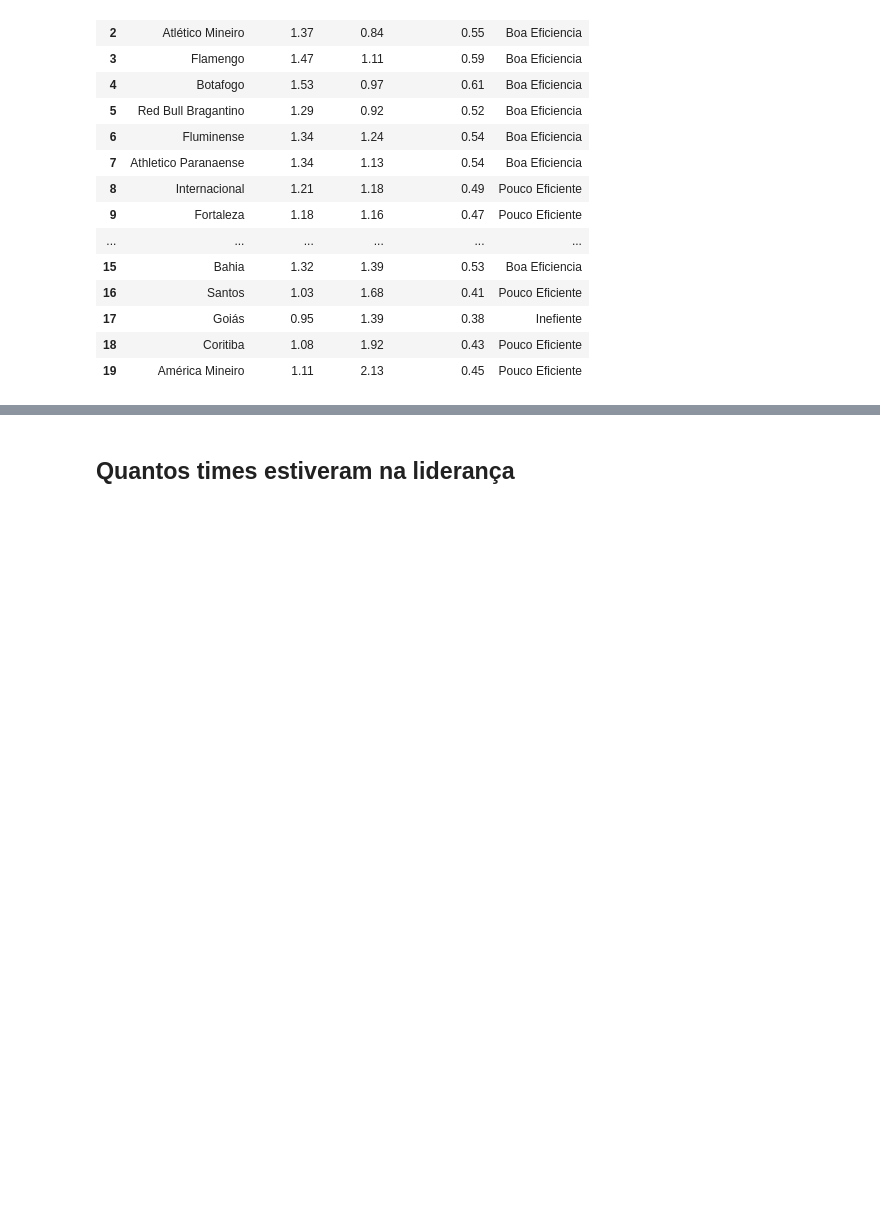
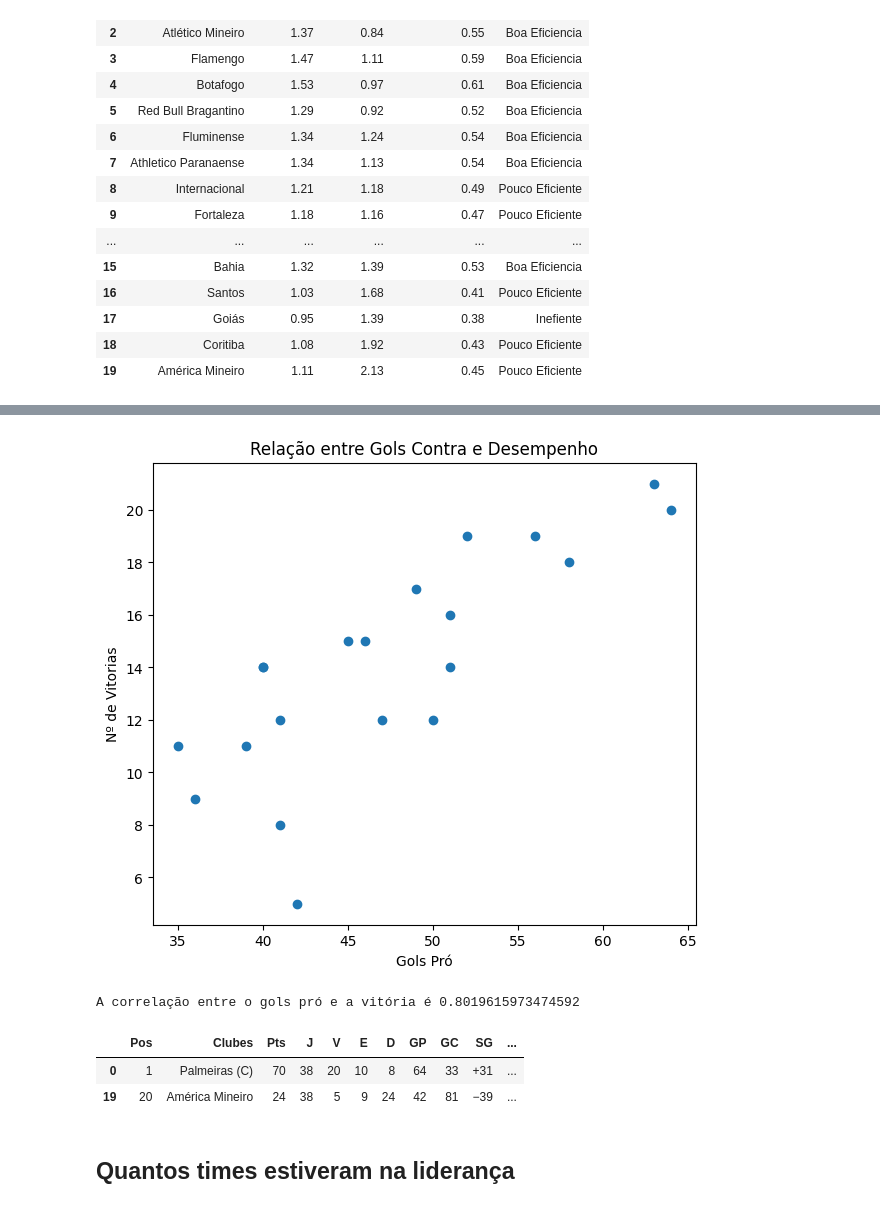
Before and after one commit to hugodevelopment/Web-Scraping, a Jupyter notebook: Análise_Brasileirão_2023.ipynb, the cells around one changed output, grey strips where cells are left out. Cells and saved outputs as stored; diff of their text form; code cells hidden in the pictures; blank space fills up the shorter version.

```diff
--- a/Análise_Brasileirão_2023.ipynb
+++ b/Análise_Brasileirão_2023.ipynb
@@ -353,3 +374,35 @@ See the caveats in the documentation: https://pandas.pydata.org/pandas-docs/stab
+# %%
+# Agora, vamos plotar um gráfico de dispersão entre 'GC' (Gols Contra) e 'Desempenho'
+plt.figure(figsize=(7, 6))
+plt.scatter(tabela_participações['GP'], tabela_participações['V'])
+plt.xlabel('Gols Pró')
+plt.ylabel('Nº de Vitorias')
+plt.title('Relação entre Gols Contra e Desempenho')
+plt.show()
+
+correlacao = df['GP'].corr(df['V'])
+
+print(f'A correlação entre o gols pró e a vitória é {correlacao}')
+# %% [output]
+[figure, added]
+A correlação entre o gols pró e a vitória é 0.8019615973474592
+# %%
+# Defina o número de times que você quer selecionar
+n = 1
+
+# Melhores ataques (maior número de gols pró)
+melhores_ataques = df.nlargest(n, 'GP')
+
+# Piores defesas (maior número de gols contra)
+piores_defesas = df.nlargest(n, 'GC')
+
+# Concatene os dois dataframes
+result = pd.concat([melhores_ataques, piores_defesas])
+result
+# %% [output]
+|  | Pos | Clubes | Pts | J | V | E | D | GP | GC | SG | ... |
+| 0 | 1 | Palmeiras (C) | 70 | 38 | 20 | 10 | 8 | 64 | 33 | +31 | ... |
+| 19 | 20 | América Mineiro | 24 | 38 | 5 | 9 | 24 | 42 | 81 | −39 | ... |
 # %% [markdown]
 <h2>Quantos times estiveram na liderança </h2>
 # %%
```
Also changed, not shown: parts of 1 cell of this notebook.
